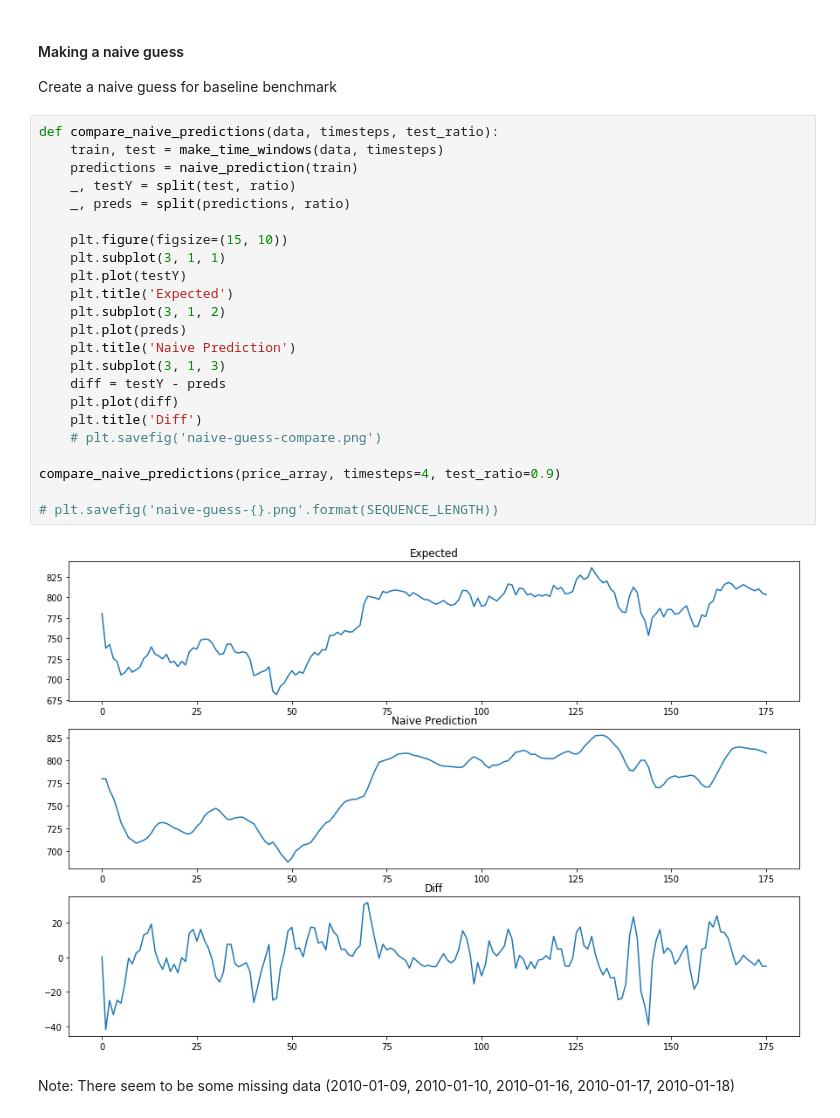
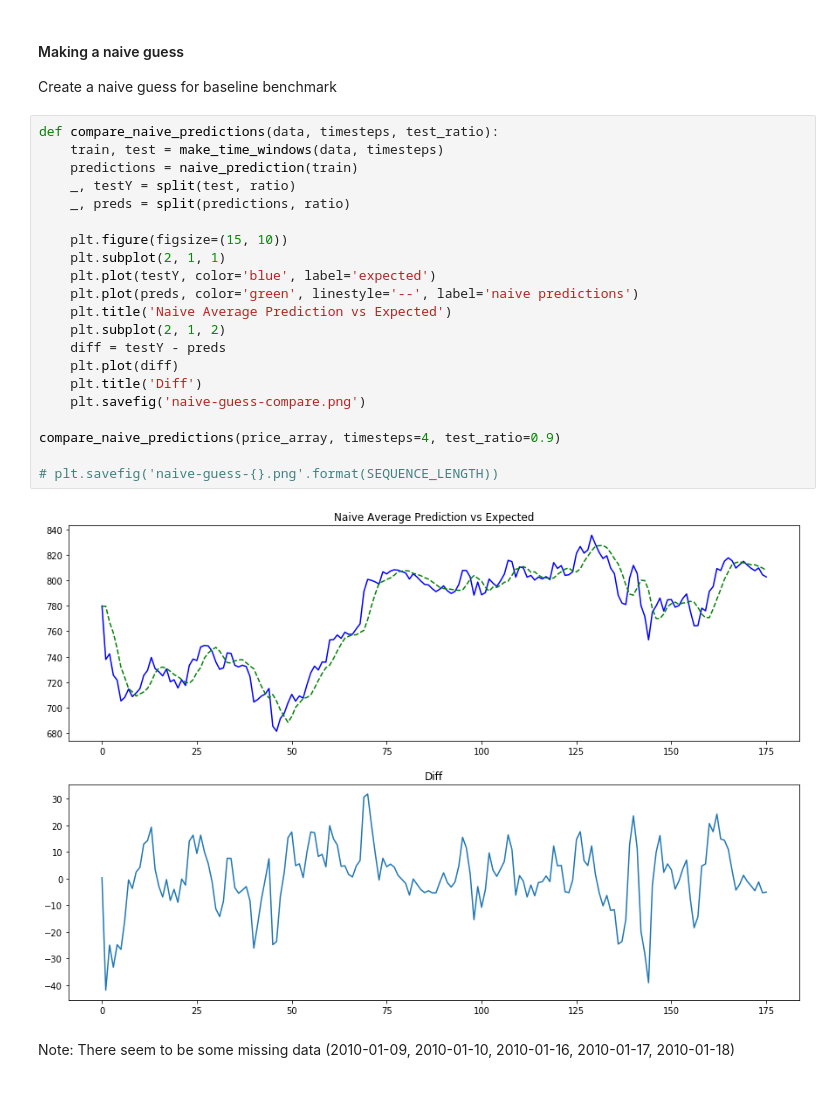
Before and after one commit to vhquang/machine-learning, a Jupyter notebook: stock-price.ipynb, the cells around one changed output. Cells and saved outputs as stored; diff of their text form.

```diff
--- a/stock-price.ipynb
+++ b/stock-price.ipynb
@@ -208,28 +208,26 @@ Create a naive guess for baseline benchmark
 # %%
 def compare_naive_predictions(data, timesteps, test_ratio):
     train, test = make_time_windows(data, timesteps)
     predictions = naive_prediction(train)
     _, testY = split(test, ratio)
     _, preds = split(predictions, ratio)
 
     plt.figure(figsize=(15, 10))
-    plt.subplot(3, 1, 1)
-    plt.plot(testY)
-    plt.title('Expected')
-    plt.subplot(3, 1, 2)
-    plt.plot(preds)
-    plt.title('Naive Prediction')
-    plt.subplot(3, 1, 3)
+    plt.subplot(2, 1, 1)
+    plt.plot(testY, color='blue', label='expected')
+    plt.plot(preds, color='green', linestyle='--', label='naive predictions')
+    plt.title('Naive Average Prediction vs Expected')
+    plt.subplot(2, 1, 2)
     diff = testY - preds
     plt.plot(diff)
     plt.title('Diff')
-    # plt.savefig('naive-guess-compare.png')
+    plt.savefig('naive-guess-compare.png')
 
 compare_naive_predictions(price_array, timesteps=4, test_ratio=0.9)
 
 # plt.savefig('naive-guess-{}.png'.format(SEQUENCE_LENGTH))
 # %% [output]
-[figure, old version]
+[figure, new version]
 # %% [markdown]
 Note: There seem to be some missing data (2010-01-09, 2010-01-10, 2010-01-16, 2010-01-17, 2010-01-18)
 # %%
```
Also changed, not shown: parts of 1 cell of this notebook, 3 other files.
